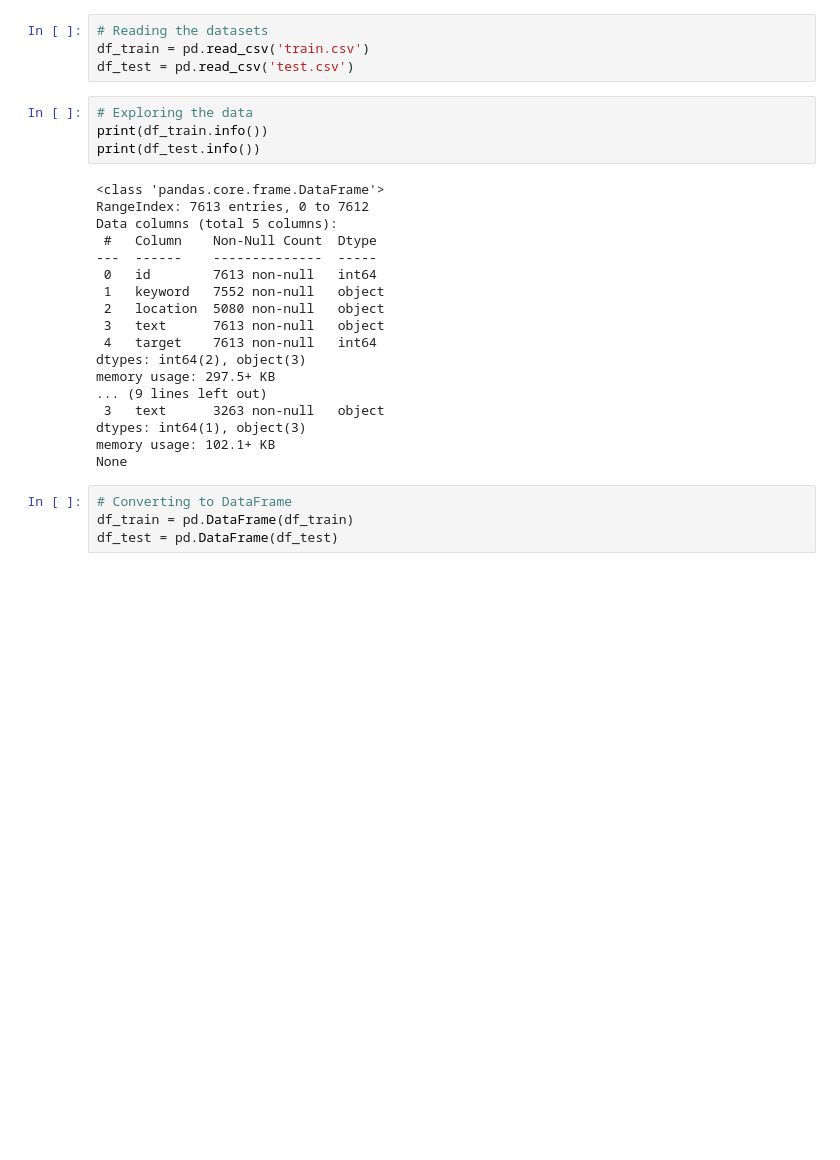
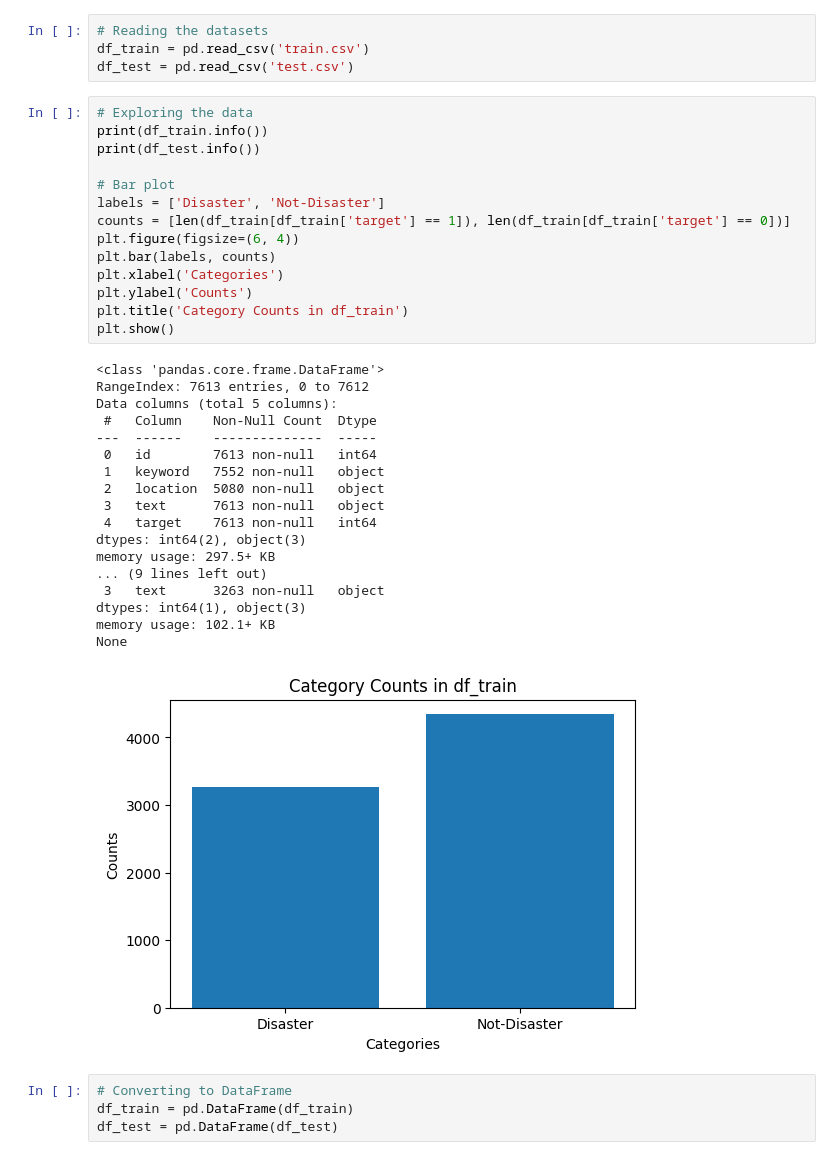
Before and after one commit to Dept-of-Comp-Sci-University-of-Ghana/team-task-1---natural-language-with-disaster-tweets-cmsm-gp-5, a Jupyter notebook: Competition.ipynb, the cells around one changed output. Saved outputs shown, nothing was run; the diff lists cells and outputs as text; blank space fills up the shorter version.

```diff
--- a/Competition.ipynb
+++ b/Competition.ipynb
@@ -11,28 +11,39 @@ import seaborn as sns
 # Reading the datasets
 df_train = pd.read_csv('train.csv')
 df_test = pd.read_csv('test.csv')
-# %%
-# Exploring the data
-print(df_train.info())
-print(df_test.info())
-# %% [output]
-<class 'pandas.core.frame.DataFrame'>
-RangeIndex: 7613 entries, 0 to 7612
-Data columns (total 5 columns):
- #   Column    Non-Null Count  Dtype
----  ------    --------------  -----
- 0   id        7613 non-null   int64
- 1   keyword   7552 non-null   object
- 2   location  5080 non-null   object
- 3   text      7613 non-null   object
- 4   target    7613 non-null   int64
-dtypes: int64(2), object(3)
-memory usage: 297.5+ KB
-... (9 lines left out)
- 3   text      3263 non-null   object
-dtypes: int64(1), object(3)
-memory usage: 102.1+ KB
-None
+# %%
+# Exploring the data
+print(df_train.info())
+print(df_test.info())
+
+# Bar plot
+labels = ['Disaster', 'Not-Disaster']
+counts = [len(df_train[df_train['target'] == 1]), len(df_train[df_train['target'] == 0])]
+plt.figure(figsize=(6, 4))
+plt.bar(labels, counts)
+plt.xlabel('Categories')
+plt.ylabel('Counts')
+plt.title('Category Counts in df_train')
+plt.show()
+# %% [output]
+<class 'pandas.core.frame.DataFrame'>
+RangeIndex: 7613 entries, 0 to 7612
+Data columns (total 5 columns):
+ #   Column    Non-Null Count  Dtype
+---  ------    --------------  -----
+ 0   id        7613 non-null   int64
+ 1   keyword   7552 non-null   object
+ 2   location  5080 non-null   object
+ 3   text      7613 non-null   object
+ 4   target    7613 non-null   int64
+dtypes: int64(2), object(3)
+memory usage: 297.5+ KB
+... (9 lines left out)
+ 3   text      3263 non-null   object
+dtypes: int64(1), object(3)
+memory usage: 102.1+ KB
+None
+[figure, added]
 # %%
 # Converting to DataFrame
 df_train = pd.DataFrame(df_train)
```
